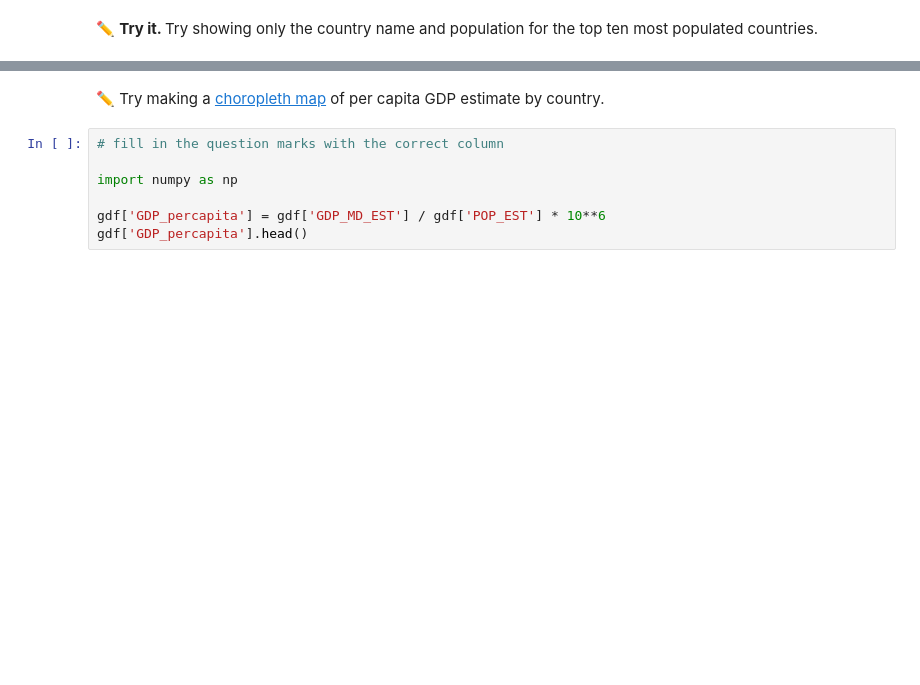
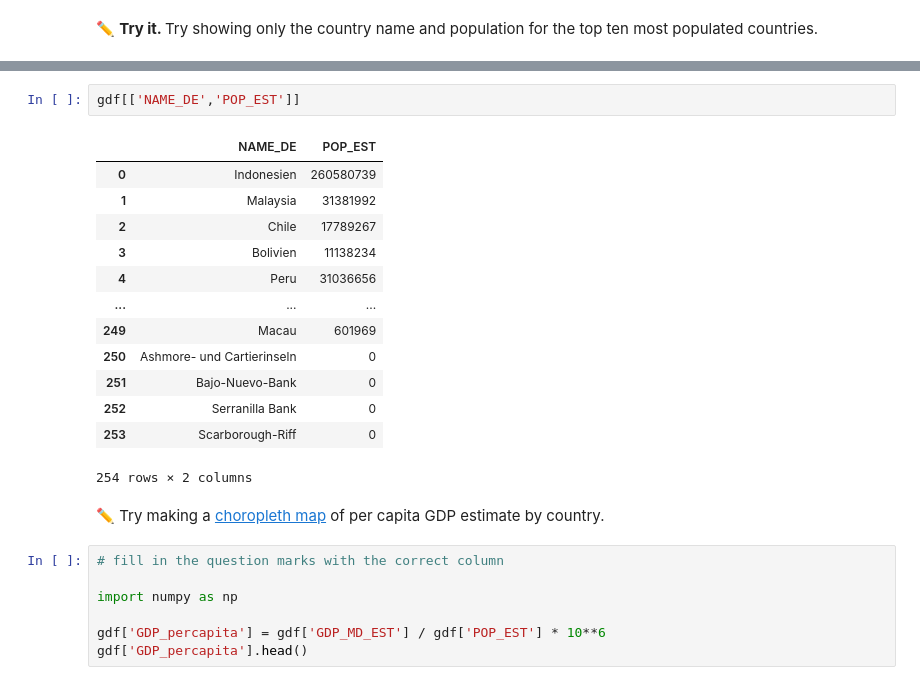
Before and after one commit to cascadet/GPHY-491-591, a Jupyter notebook: materials/Day4/041_geospatial.ipynb, the cells around one changed output, grey strips where cells are left out. Cells and saved outputs as stored; diff of their text form; blank space fills up the shorter version.

```diff
--- a/materials/Day4/041_geospatial.ipynb
+++ b/materials/Day4/041_geospatial.ipynb
@@ -155,3 +249,19 @@ gdf.sort_values(by = 'POP_EST', ascending = False)[['???', '???']].head(10)
+# %%
+gdf[['NAME_DE','POP_EST']]
+# %% [output]
+|  | NAME_DE | POP_EST |
+| 0 | Indonesien | 260580739 |
+| 1 | Malaysia | 31381992 |
+| 2 | Chile | 17789267 |
+| 3 | Bolivien | 11138234 |
+| 4 | Peru | 31036656 |
+| ... | ... | ... |
+| 249 | Macau | 601969 |
+| 250 | Ashmore- und Cartierinseln | 0 |
+| 251 | Bajo-Nuevo-Bank | 0 |
+| 252 | Serranilla Bank | 0 |
+| 253 | Scarborough-Riff | 0 |
+254 rows × 2 columns
 # %% [markdown]
 ✏️ Try making a [choropleth map](https://en.wikipedia.org/wiki/Choropleth_map) of per capita GDP estimate by country.
 # %%
```
Also changed, not shown: parts of 46 cells of this notebook.
